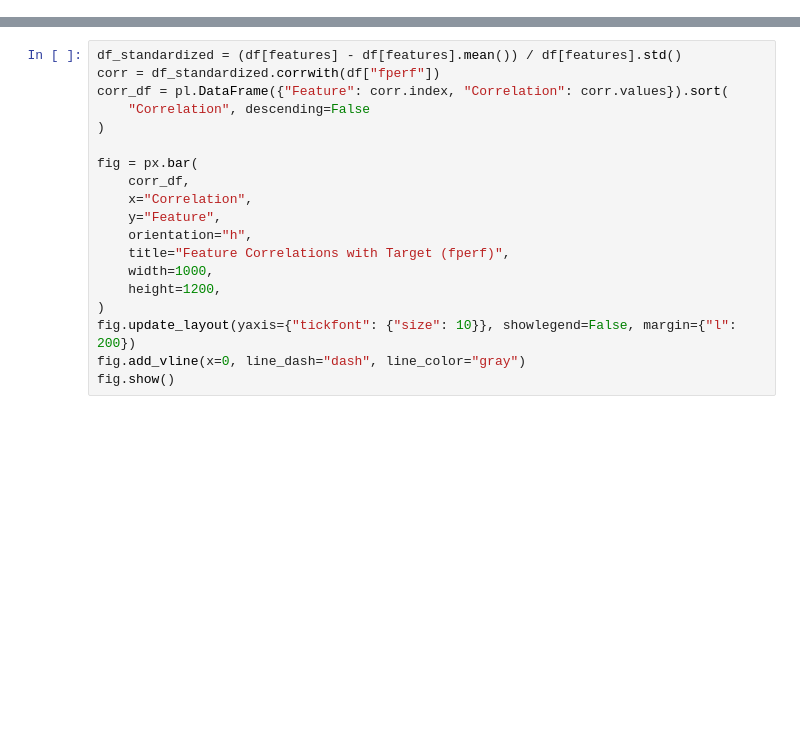
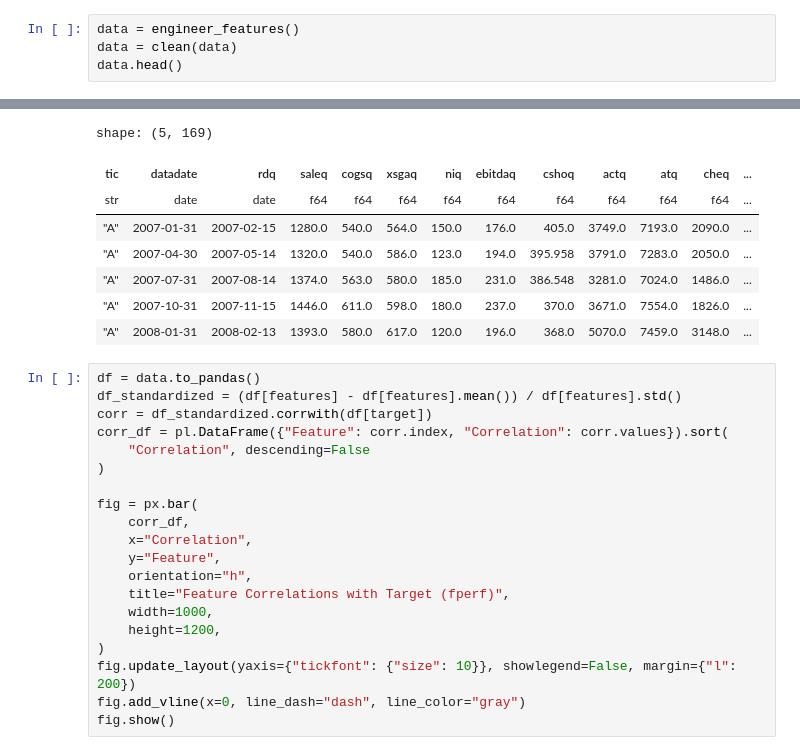
Before and after one commit to francisco3511/stocksense, a Jupyter notebook: notebooks/modeling.ipynb, the cells around one changed output, grey strips where cells are left out. Saved outputs shown, nothing was run; the diff lists cells and outputs as text; blank space fills up the shorter version.

```diff
--- a/notebooks/modeling.ipynb
+++ b/notebooks/modeling.ipynb
@@ -43,0 +18,5 @@ df = data.select([pl.col(target_col)] + [pl.col(ratio) for ratio in features]).t
+# %%
+data = engineer_features()
+data = clean(data)
+data.head()
+# %% [output]
@@ -44,6 +30,15 @@ df = data.select([pl.col(target_col)] + [pl.col(ratio) for ratio in features]).t
+shape: (5, 169)
+| tic | datadate | rdq | saleq | cogsq | xsgaq | niq | ebitdaq | cshoq | actq | atq | cheq | ... |
+| str | date | date | f64 | f64 | f64 | f64 | f64 | f64 | f64 | f64 | f64 | ... |
+| "A" | 2007-01-31 | 2007-02-15 | 1280.0 | 540.0 | 564.0 | 150.0 | 176.0 | 405.0 | 3749.0 | 7193.0 | 2090.0 | ... |
+| "A" | 2007-04-30 | 2007-05-14 | 1320.0 | 540.0 | 586.0 | 123.0 | 194.0 | 395.958 | 3791.0 | 7283.0 | 2050.0 | ... |
+| "A" | 2007-07-31 | 2007-08-14 | 1374.0 | 563.0 | 580.0 | 185.0 | 231.0 | 386.548 | 3281.0 | 7024.0 | 1486.0 | ... |
+| "A" | 2007-10-31 | 2007-11-15 | 1446.0 | 611.0 | 598.0 | 180.0 | 237.0 | 370.0 | 3671.0 | 7554.0 | 1826.0 | ... |
+| "A" | 2008-01-31 | 2008-02-13 | 1393.0 | 580.0 | 617.0 | 120.0 | 196.0 | 368.0 | 5070.0 | 7459.0 | 3148.0 | ... |
 # %%
+df = data.to_pandas()
 df_standardized = (df[features] - df[features].mean()) / df[features].std()
-corr = df_standardized.corrwith(df["fperf"])
+corr = df_standardized.corrwith(df[target])
 corr_df = pl.DataFrame({"Feature": corr.index, "Correlation": corr.values}).sort(
     "Correlation", descending=False
 )
```
Also changed, not shown: parts of 20 cells of this notebook, 19 other files.
